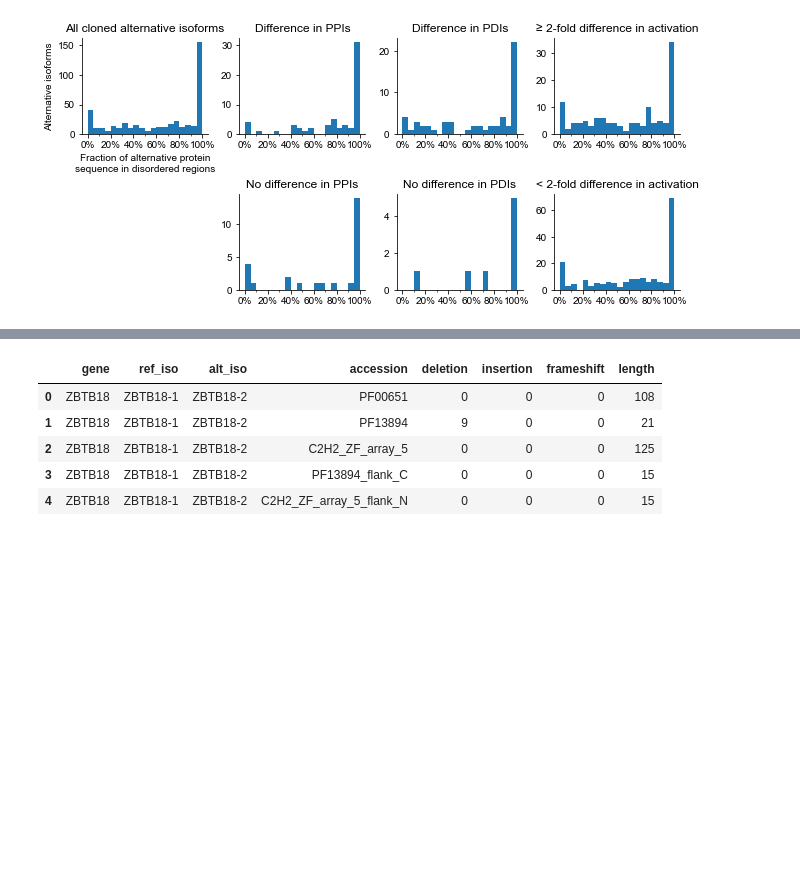
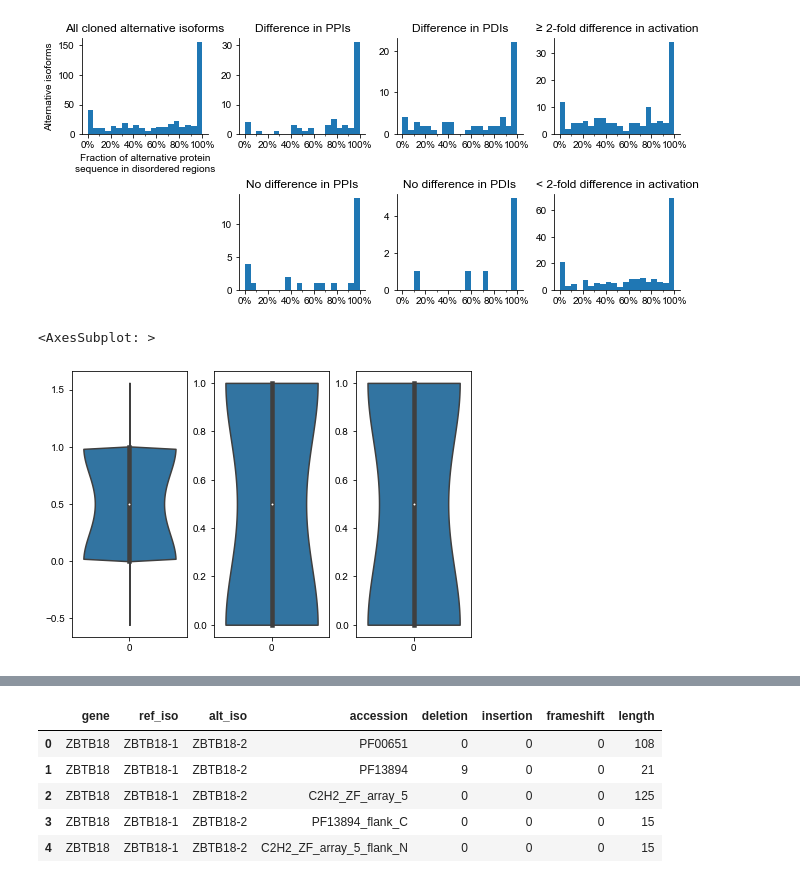
Before and after one commit to CCSB-DFCI/TF_isoforms_paper, a Jupyter notebook: src/activation_data.ipynb, the cells around one changed output, grey strips where cells are left out. Cells and saved outputs as stored; diff of their text form; code cells hidden in the pictures; blank space fills up the shorter version.

```diff
--- a/src/activation_data.ipynb
+++ b/src/activation_data.ipynb
@@ -373,0 +647,15 @@ fig.savefig('../figures/disorder-pct-of-changes-vs-assay-differences_hist.pdf',
+# %%
+# TEST violin plot on bounded data
+fig, axs = plt.subplots(1, 3)
+data = [0, 0, 0, 0.5, 0.5, 0.5, 1, 1, 1]
+sns.violinplot(data=data,
+               ax=axs[0])
+sns.violinplot(data=data,
+               ax=axs[1],
+               cut=0)
+sns.violinplot(data=data,
+               ax=axs[2],
+               cut=0)
+# %% [output]
+<AxesSubplot: >
+[figure, added]
```
Also changed, not shown: parts of 12 cells of this notebook.
